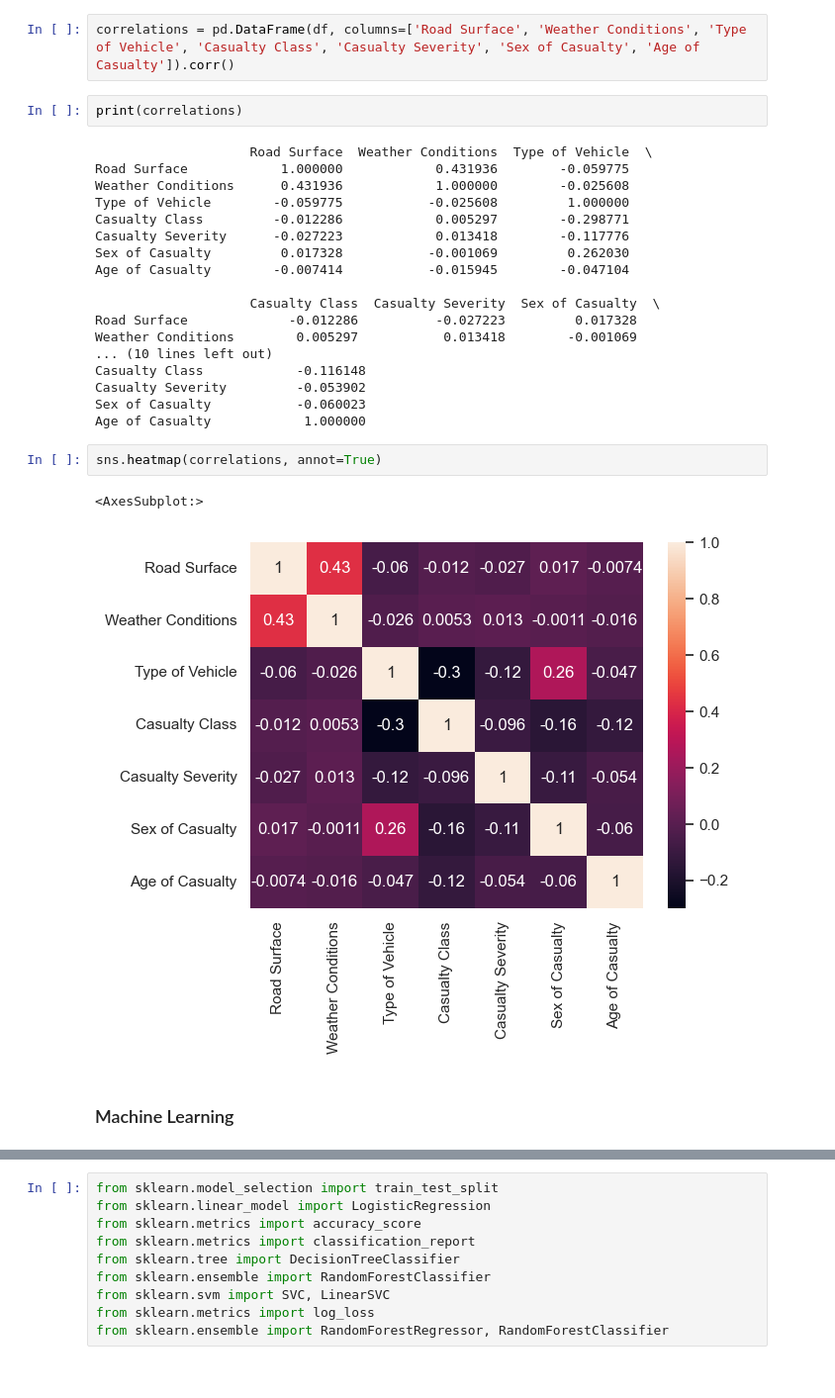
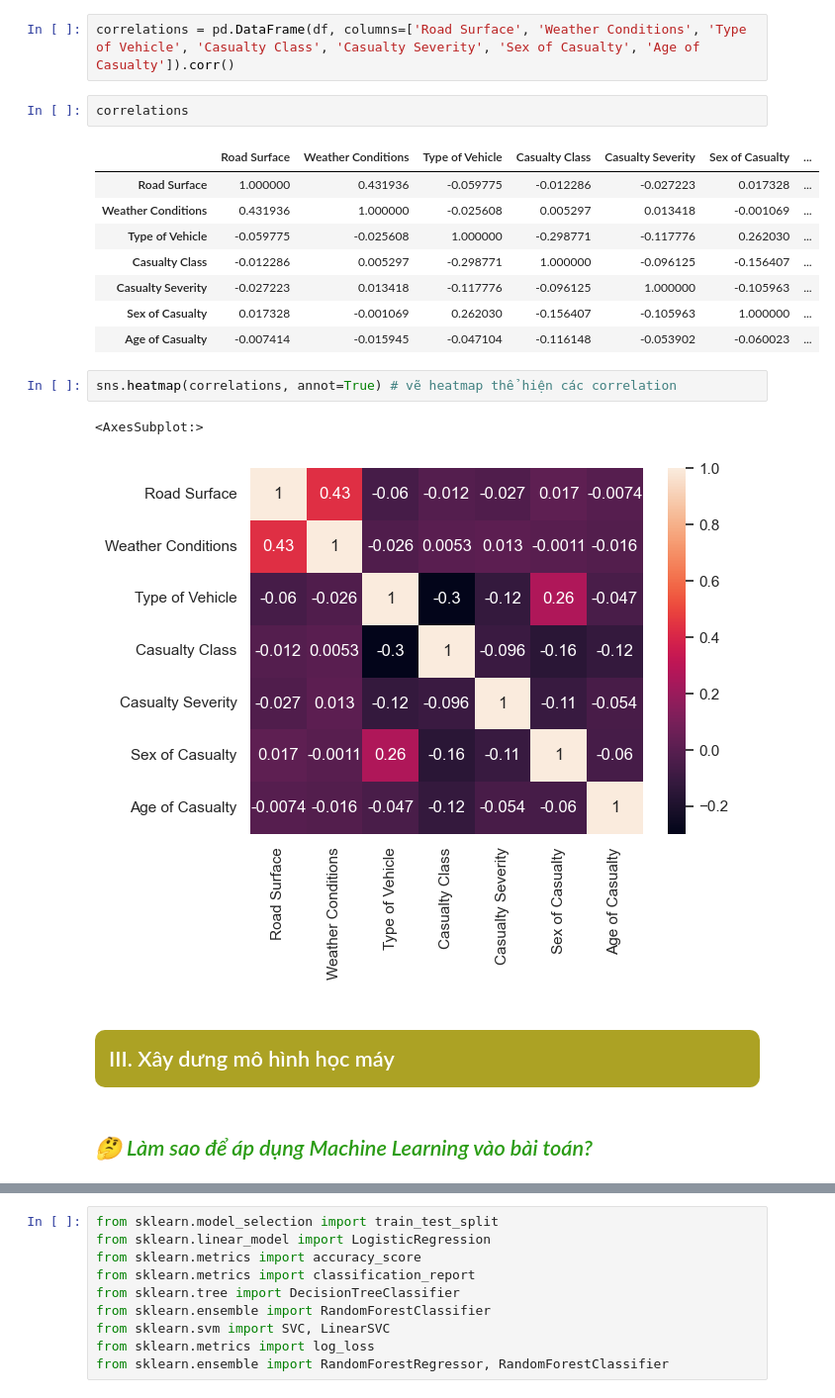
Before and after one commit to laitoanthang/KHDL-PythonForDS, a Jupyter notebook: Modeling.ipynb, the cells around one changed output, grey strips where cells are left out. Shown: that part at 99% size. Cells and saved outputs as stored; diff of their text form.

```diff
--- a/Modeling.ipynb
+++ b/Modeling.ipynb
@@ -180,30 +181,24 @@ dtype: int64
 - Nhóm sẽ tạo một dataframe tên là 'correlations' chứa các correlations của từng cột trong bộ dữ liệu để dễ dàng nhận xét mức độ tương quan giữa các biến.
 # %%
 correlations = pd.DataFrame(df, columns=['Road Surface', 'Weather Conditions', 'Type of Vehicle', 'Casualty Class', 'Casualty Severity', 'Sex of Casualty', 'Age of Casualty']).corr()
-# %%
-print(correlations)
-# %% [output]
-                    Road Surface  Weather Conditions  Type of Vehicle  \
-Road Surface            1.000000            0.431936        -0.059775
-Weather Conditions      0.431936            1.000000        -0.025608
-Type of Vehicle        -0.059775           -0.025608         1.000000
-Casualty Class         -0.012286            0.005297        -0.298771
-Casualty Severity      -0.027223            0.013418        -0.117776
-Sex of Casualty         0.017328           -0.001069         0.262030
-Age of Casualty        -0.007414           -0.015945        -0.047104
-
-                    Casualty Class  Casualty Severity  Sex of Casualty  \
-Road Surface             -0.012286          -0.027223         0.017328
-Weather Conditions        0.005297           0.013418        -0.001069
-... (10 lines left out)
-Casualty Class            -0.116148
-Casualty Severity         -0.053902
-Sex of Casualty           -0.060023
-Age of Casualty            1.000000
+# %%
+correlations
+# %% [output]
+|  | Road Surface | Weather Conditions | Type of Vehicle | Casualty Class | Casualty Severity | Sex of Casualty | ... |
+| Road Surface | 1.000000 | 0.431936 | -0.059775 | -0.012286 | -0.027223 | 0.017328 | ... |
+| Weather Conditions | 0.431936 | 1.000000 | -0.025608 | 0.005297 | 0.013418 | -0.001069 | ... |
+| Type of Vehicle | -0.059775 | -0.025608 | 1.000000 | -0.298771 | -0.117776 | 0.262030 | ... |
+| Casualty Class | -0.012286 | 0.005297 | -0.298771 | 1.000000 | -0.096125 | -0.156407 | ... |
+| Casualty Severity | -0.027223 | 0.013418 | -0.117776 | -0.096125 | 1.000000 | -0.105963 | ... |
+| Sex of Casualty | 0.017328 | -0.001069 | 0.262030 | -0.156407 | -0.105963 | 1.000000 | ... |
+| Age of Casualty | -0.007414 | -0.015945 | -0.047104 | -0.116148 | -0.053902 | -0.060023 | ... |
 # %%
-sns.heatmap(correlations, annot=True)
+sns.heatmap(correlations, annot=True) # vẽ heatmap thể hiện các correlation
 # %% [output]
 <AxesSubplot:>
 [figure]
-# %% [markdown]
-### Machine Learning
+# %% [markdown]
+<a id="3"></a>
+## <div style="text-align: left; background-color:#ACA224; font-family:newtimeroman;color: white; padding: 14px; line-height: 1;border-radius:10px">III. Xây dưng mô hình học máy </div>
+# %% [markdown]
+## *🤔 <span style='color:#2B9C15'> Làm sao để áp dụng Machine Learning vào bài toán?</span>*
```
Also changed, not shown: parts of 28 cells of this notebook.
